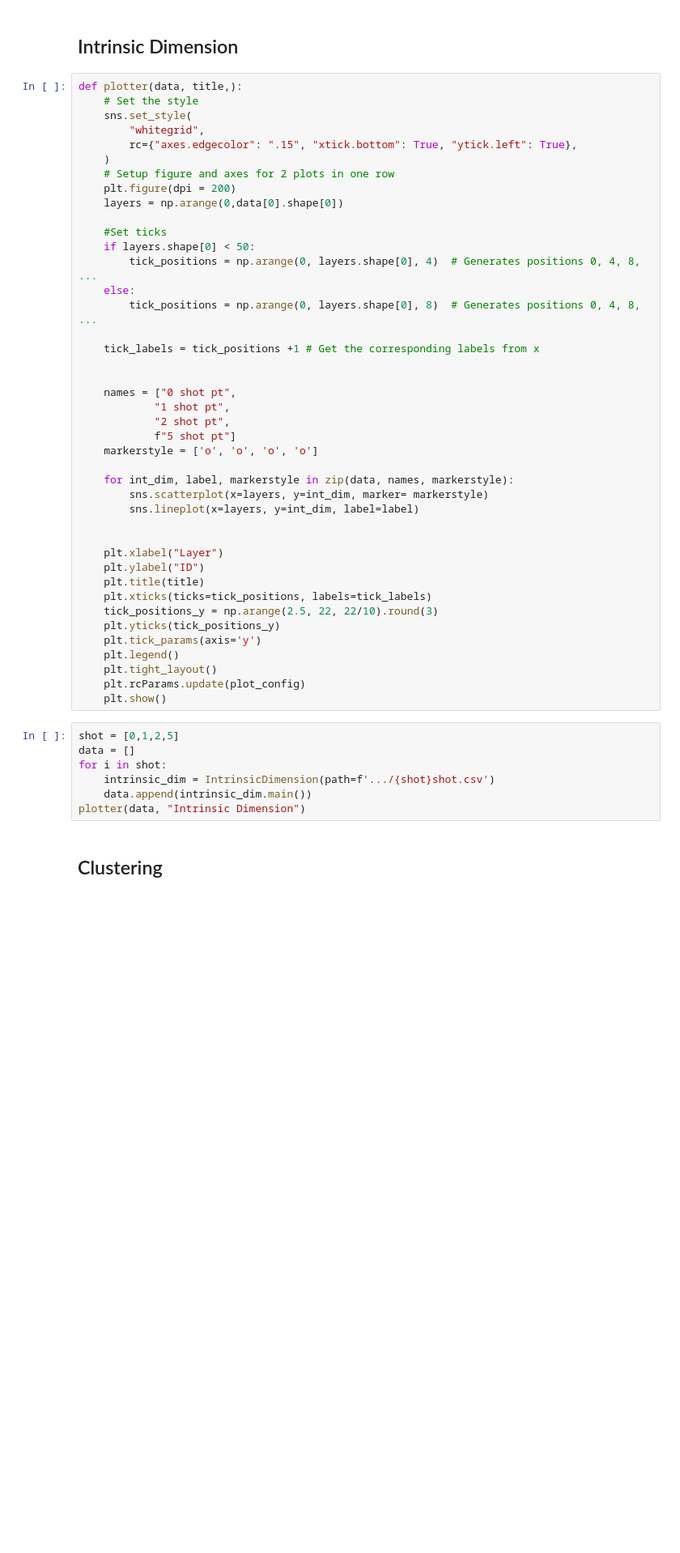
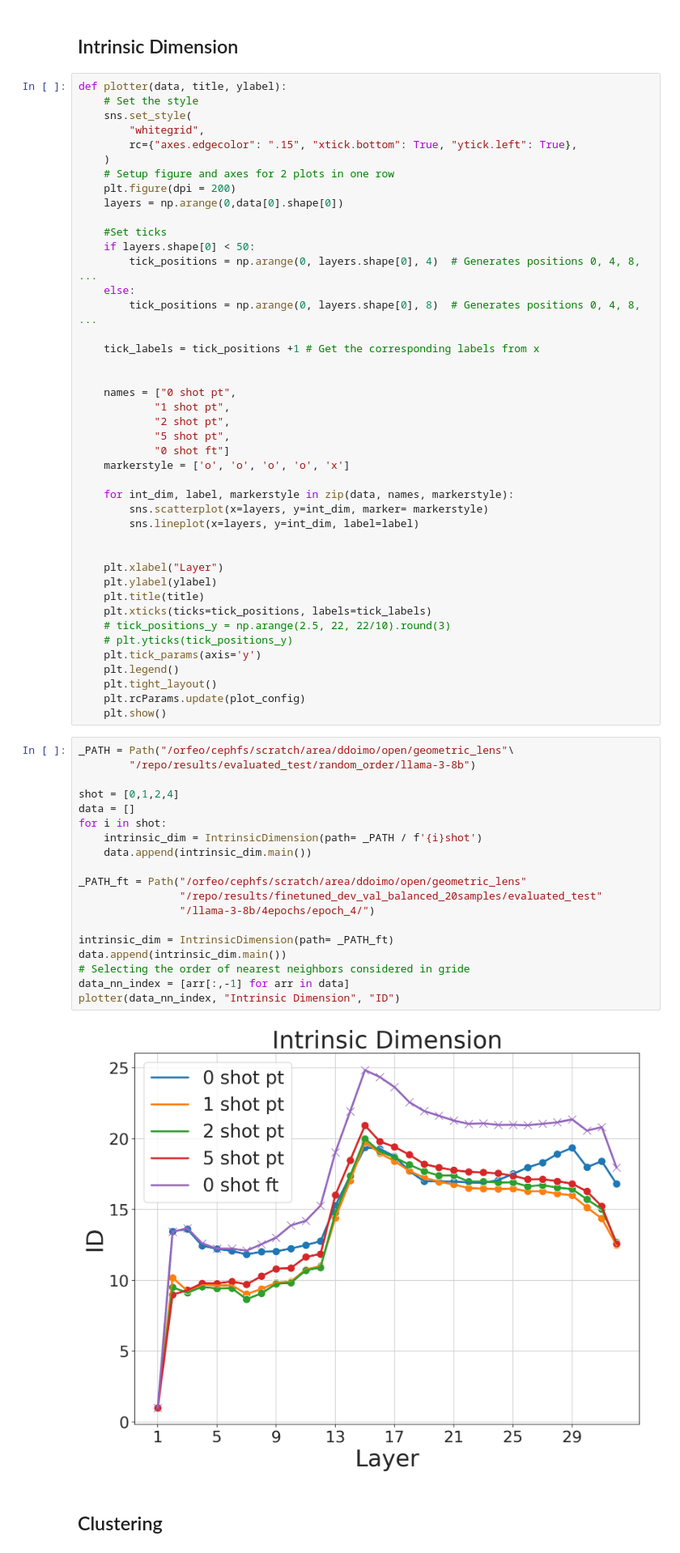
Before and after one commit to diegodoimo/geometry_icl_finetuning, a Jupyter notebook: notebook/plot.ipynb, the cells around one changed output. Shown at 81% size. Cells and saved outputs as stored; diff of their text form; blank space fills up the shorter version.

Commit message:
fixed_plot_utilities_reconstruction_from_inverse_of_numpy_unique_added_tests_added_poetry

```diff
--- a/notebook/plot.ipynb
+++ b/notebook/plot.ipynb
@@ -21,7 +26,7 @@ The following snippet can be used to replicate some of the plot from the paper
 # %% [markdown]
 ## Intrinsic Dimension
 # %%
-def plotter(data, title,):
+def plotter(data, title, ylabel):
     # Set the style
     sns.set_style(
         "whitegrid",
@@ -43,8 +48,9 @@ def plotter(data, title,):
     names = ["0 shot pt",
             "1 shot pt",
             "2 shot pt",
-            f"5 shot pt"]
-    markerstyle = ['o', 'o', 'o', 'o']
+            "5 shot pt",
+            "0 shot ft"]
+    markerstyle = ['o', 'o', 'o', 'o', 'x']
 
     for int_dim, label, markerstyle in zip(data, names, markerstyle):
         sns.scatterplot(x=layers, y=int_dim, marker= markerstyle)
@@ -52,23 +58,37 @@ def plotter(data, title,):
 
 
     plt.xlabel("Layer")
-    plt.ylabel("ID")
+    plt.ylabel(ylabel)
     plt.title(title)
     plt.xticks(ticks=tick_positions, labels=tick_labels)
-    tick_positions_y = np.arange(2.5, 22, 22/10).round(3)
-    plt.yticks(tick_positions_y)
+    # tick_positions_y = np.arange(2.5, 22, 22/10).round(3)
+    # plt.yticks(tick_positions_y)
     plt.tick_params(axis='y')
     plt.legend()
     plt.tight_layout()
     plt.rcParams.update(plot_config)
     plt.show()
-# %%
-shot = [0,1,2,5]
-data = []
-for i in shot:
-    intrinsic_dim = IntrinsicDimension(path=f'.../{shot}shot.csv')
-    data.append(intrinsic_dim.main())
-plotter(data, "Intrinsic Dimension")
+# %%
+_PATH = Path("/orfeo/cephfs/scratch/area/ddoimo/open/geometric_lens"\
+        "/repo/results/evaluated_test/random_order/llama-3-8b")
+
+shot = [0,1,2,4]
+data = []
+for i in shot:
+    intrinsic_dim = IntrinsicDimension(path= _PATH / f'{i}shot')
+    data.append(intrinsic_dim.main())
+
+_PATH_ft = Path("/orfeo/cephfs/scratch/area/ddoimo/open/geometric_lens"
+                "/repo/results/finetuned_dev_val_balanced_20samples/evaluated_test"
+                "/llama-3-8b/4epochs/epoch_4/")
+
+intrinsic_dim = IntrinsicDimension(path= _PATH_ft)
+data.append(intrinsic_dim.main())
+# Selecting the order of nearest neighbors considered in gride
+data_nn_index = [arr[:,-1] for arr in data]
+plotter(data_nn_index, "Intrinsic Dimension", "ID")
+# %% [output]
+[figure, added]
 # %% [markdown]
 ## Clustering
 # %% [markdown]
```
Also changed, not shown: parts of 13 cells of this notebook, 20 other files.
